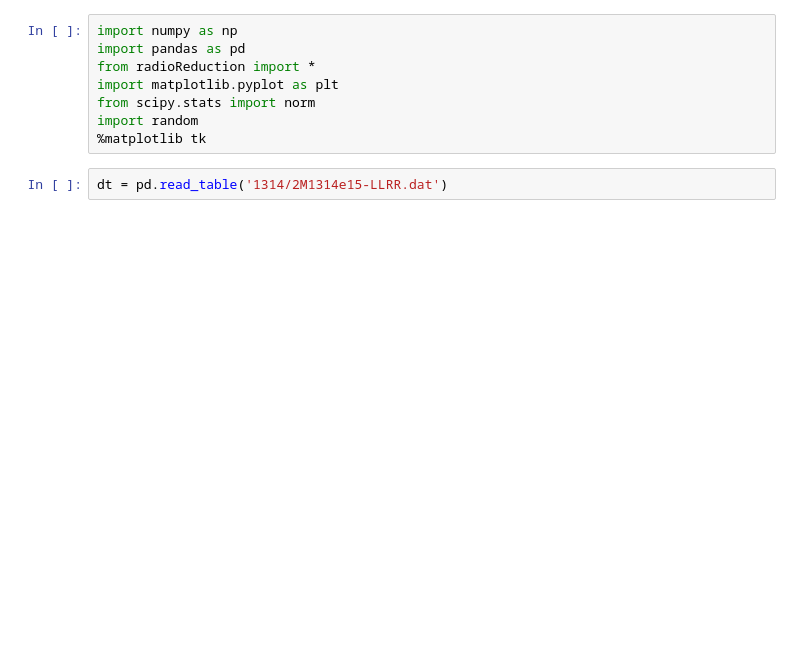
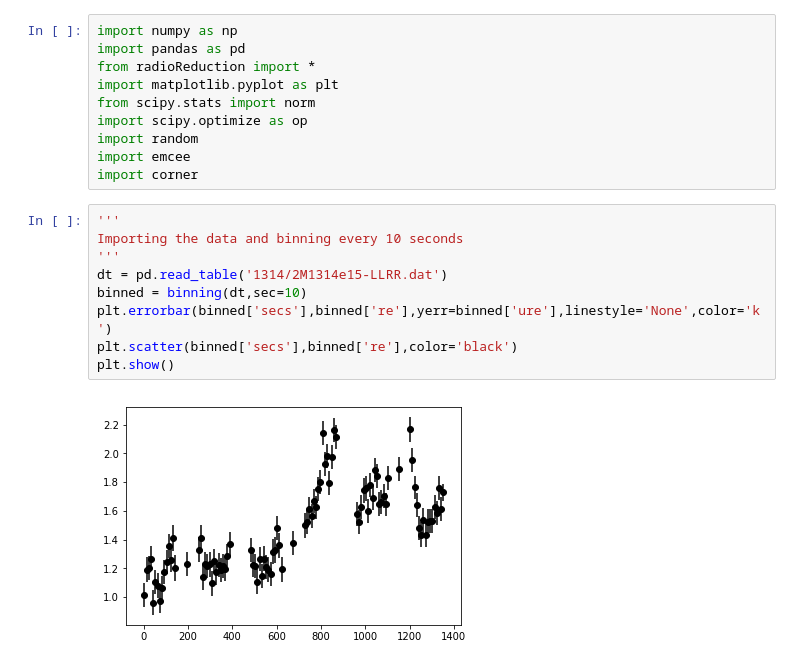
Before and after one commit to rvanlinge/radio_project, a Jupyter notebook: step behavior.ipynb, the cells around one changed output. Drawn from its saved outputs; the diff is of its cells as text; blank space fills up the shorter version.

```diff
--- a/step behavior.ipynb
+++ b/step behavior.ipynb
@@ -4,7 +4,18 @@ import pandas as pd
 from radioReduction import *
 import matplotlib.pyplot as plt
 from scipy.stats import norm
+import scipy.optimize as op
 import random
-%matplotlib tk
+import emcee
+import corner
-# %%
-dt = pd.read_table('1314/2M1314e15-LLRR.dat')
+# %%
+'''
+Importing the data and binning every 10 seconds
+'''
+dt = pd.read_table('1314/2M1314e15-LLRR.dat')
+binned = binning(dt,sec=10)
+plt.errorbar(binned['secs'],binned['re'],yerr=binned['ure'],linestyle='None',color='k')
+plt.scatter(binned['secs'],binned['re'],color='black')
+plt.show()
+# %% [output]
+[figure, added]
```
Also changed, not shown: parts of 19 cells of this notebook, 4 other files.
